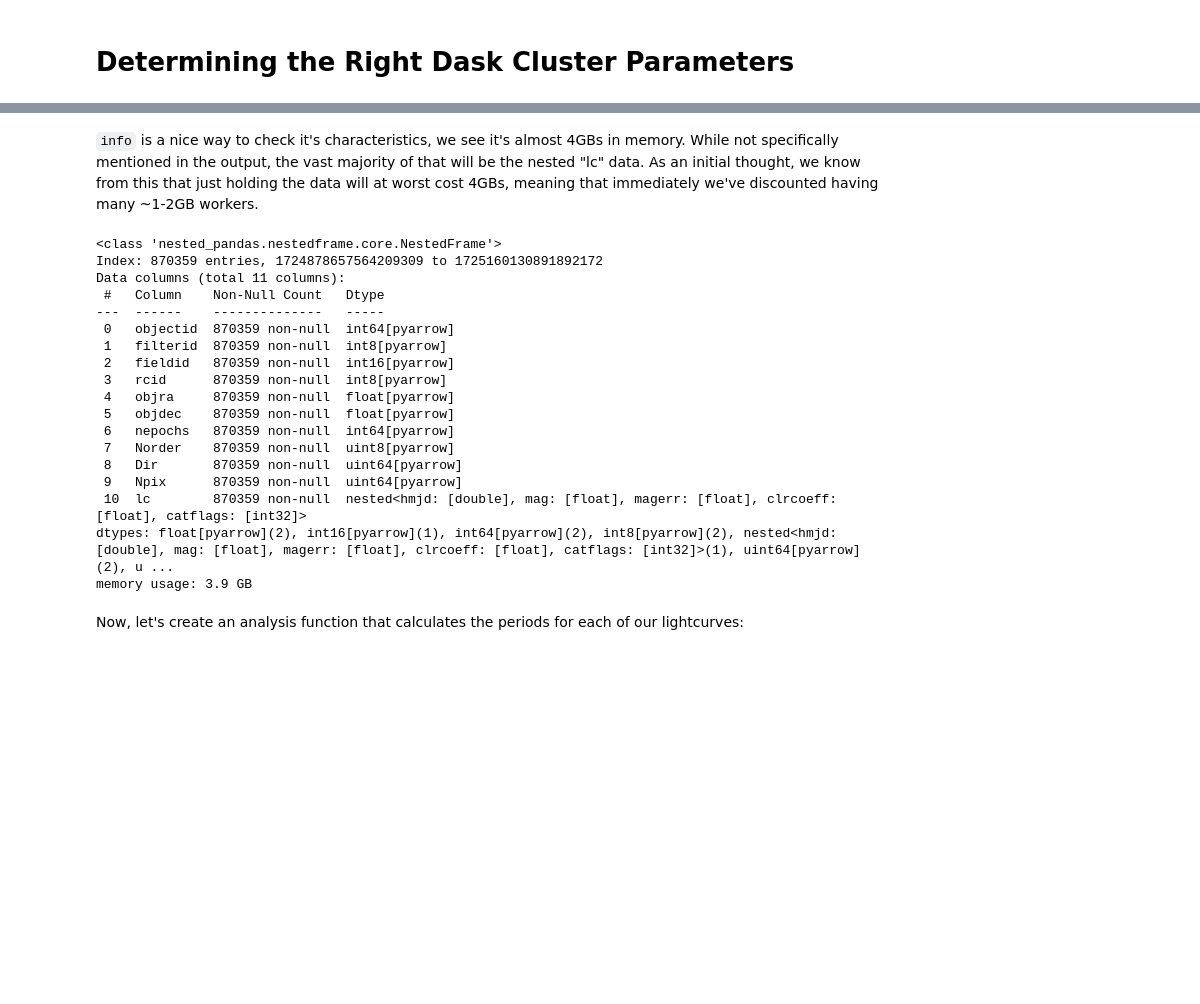
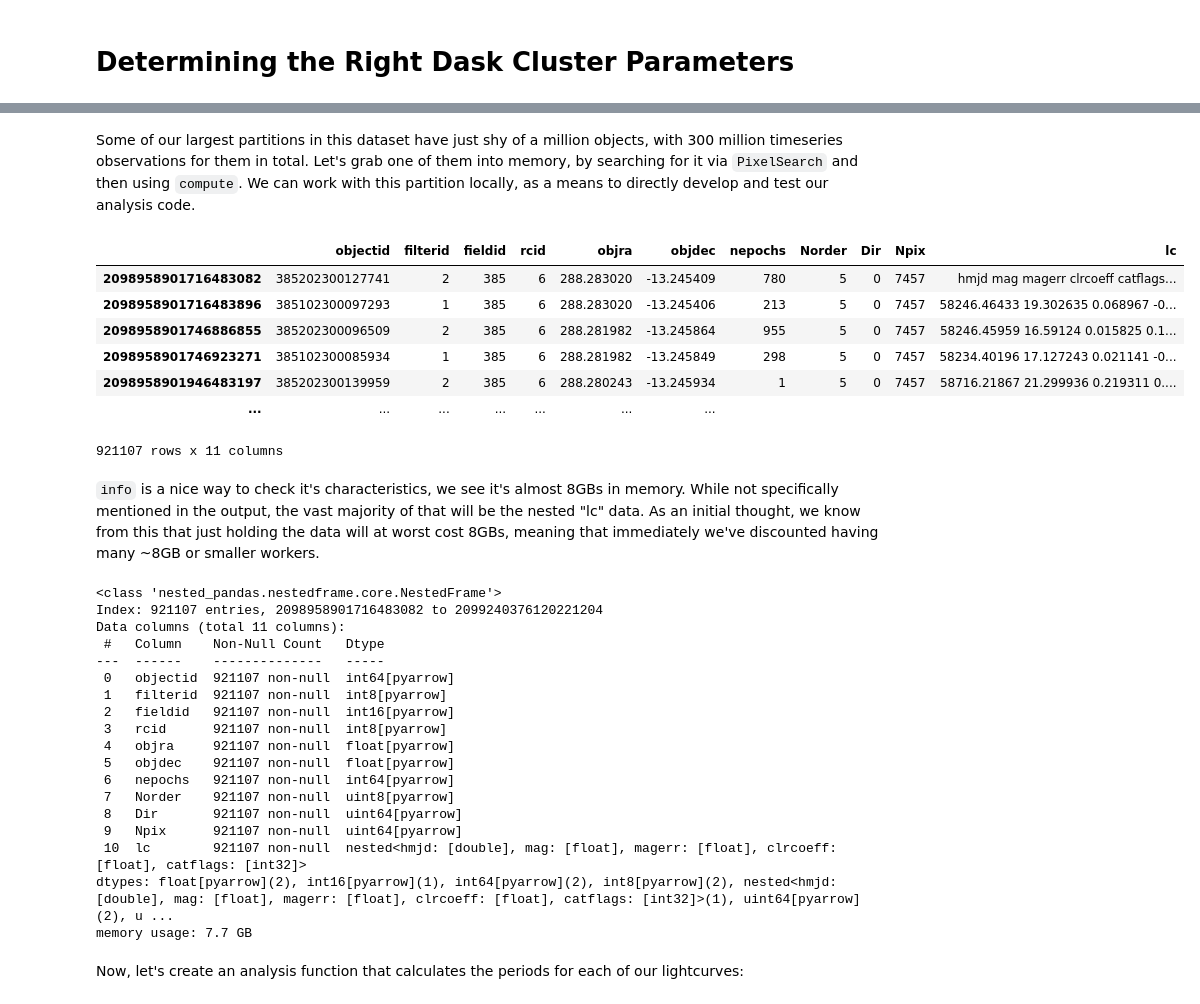
Before and after one commit to astronomy-commons/lsdb, a Jupyter notebook: docs/tutorials/pre_executed/scaling_workflows.ipynb, the cells around one changed output, grey strips where cells are left out. Drawn from its saved outputs; the diff is of its cells as text; code cells hidden in the pictures; blank space fills up the shorter version.

```diff
--- a/docs/tutorials/pre_executed/scaling_workflows.ipynb
+++ b/docs/tutorials/pre_executed/scaling_workflows.ipynb
@@ -75,26 +34,41 @@ ztf_single_pix
+# %% [markdown]
+Some of our largest partitions in this dataset have just shy of a million objects, with 300 million timeseries observations for them in total. Let's grab one of them into memory, by searching for it via `PixelSearch` and then using `compute`. We can work with this partition locally, as a means to directly develop and test our analysis code.
+# %%
+ztf_single_pix = lsdb.open_catalog("https://data.lsdb.io/hats/ztf_dr22", search_filter=lsdb.PixelSearch((5, 7457)))
+ztf_single_pix = ztf_single_pix.nest_lists(list_columns=["hmjd", "mag", "magerr", "clrcoeff", "catflags"], name="lc").compute()
+ztf_single_pix
+# %% [output]
+|  | objectid | filterid | fieldid | rcid | objra | objdec | nepochs | Norder | Dir | Npix | lc |
+| 2098958901716483082 | 385202300127741 | 2 | 385 | 6 | 288.283020 | -13.245409 | 780 | 5 | 0 | 7457 | hmjd mag magerr clrcoeff catflags... |
+| 2098958901716483896 | 385102300097293 | 1 | 385 | 6 | 288.283020 | -13.245406 | 213 | 5 | 0 | 7457 | 58246.46433 19.302635 0.068967 -0... |
+| 2098958901746886855 | 385202300096509 | 2 | 385 | 6 | 288.281982 | -13.245864 | 955 | 5 | 0 | 7457 | 58246.45959 16.59124 0.015825 0.1... |
+| 2098958901746923271 | 385102300085934 | 1 | 385 | 6 | 288.281982 | -13.245849 | 298 | 5 | 0 | 7457 | 58234.40196 17.127243 0.021141 -0... |
+| 2098958901946483197 | 385202300139959 | 2 | 385 | 6 | 288.280243 | -13.245934 | 1 | 5 | 0 | 7457 | 58716.21867 21.299936 0.219311 0.... |
+| ... | ... | ... | ... | ... | ... | ... |
+921107 rows x 11 columns
 # %% [markdown]
-`info` is a nice way to check it's characteristics, we see it's almost 4GBs in memory. While not specifically mentioned in the output, the vast majority of that will be the nested "lc" data. As an initial thought, we know from this that just holding the data will at worst cost 4GBs, meaning that immediately we've discounted having many ~1-2GB workers.
+`info` is a nice way to check it's characteristics, we see it's almost 8GBs in memory. While not specifically mentioned in the output, the vast majority of that will be the nested "lc" data. As an initial thought, we know from this that just holding the data will at worst cost 8GBs, meaning that immediately we've discounted having many ~8GB or smaller workers.
 # %%
 ztf_single_pix.info()
 # %% [output]
 <class 'nested_pandas.nestedframe.core.NestedFrame'>
-Index: 870359 entries, 1724878657564209309 to 1725160130891892172
+Index: 921107 entries, 2098958901716483082 to 2099240376120221204
 Data columns (total 11 columns):
  #   Column    Non-Null Count   Dtype
 ---  ------    --------------   -----
- 0   objectid  870359 non-null  int64[pyarrow]
- 1   filterid  870359 non-null  int8[pyarrow]
- 2   fieldid   870359 non-null  int16[pyarrow]
- 3   rcid      870359 non-null  int8[pyarrow]
- 4   objra     870359 non-null  float[pyarrow]
- 5   objdec    870359 non-null  float[pyarrow]
- 6   nepochs   870359 non-null  int64[pyarrow]
- 7   Norder    870359 non-null  uint8[pyarrow]
- 8   Dir       870359 non-null  uint64[pyarrow]
- 9   Npix      870359 non-null  uint64[pyarrow]
- 10  lc        870359 non-null  nested<hmjd: [double], mag: [float], magerr: [float], clrcoeff: [float], catflags: [int32]>
+ 0   objectid  921107 non-null  int64[pyarrow]
+ 1   filterid  921107 non-null  int8[pyarrow]
+ 2   fieldid   921107 non-null  int16[pyarrow]
+ 3   rcid      921107 non-null  int8[pyarrow]
+ 4   objra     921107 non-null  float[pyarrow]
+ 5   objdec    921107 non-null  float[pyarrow]
+ 6   nepochs   921107 non-null  int64[pyarrow]
+ 7   Norder    921107 non-null  uint8[pyarrow]
+ 8   Dir       921107 non-null  uint64[pyarrow]
+ 9   Npix      921107 non-null  uint64[pyarrow]
+ 10  lc        921107 non-null  nested<hmjd: [double], mag: [float], magerr: [float], clrcoeff: [float], catflags: [int32]>
 dtypes: float[pyarrow](2), int16[pyarrow](1), int64[pyarrow](2), int8[pyarrow](2), nested<hmjd: [double], mag: [float], magerr: [float], clrcoeff: [float], catflags: [int32]>(1), uint64[pyarrow](2), u ...
-memory usage: 3.9 GB
+memory usage: 7.7 GB
 # %% [markdown]
 Now, let's create an analysis function that calculates the periods for each of our lightcurves:
 # %%
```
Also changed, not shown: parts of 20 cells of this notebook.
